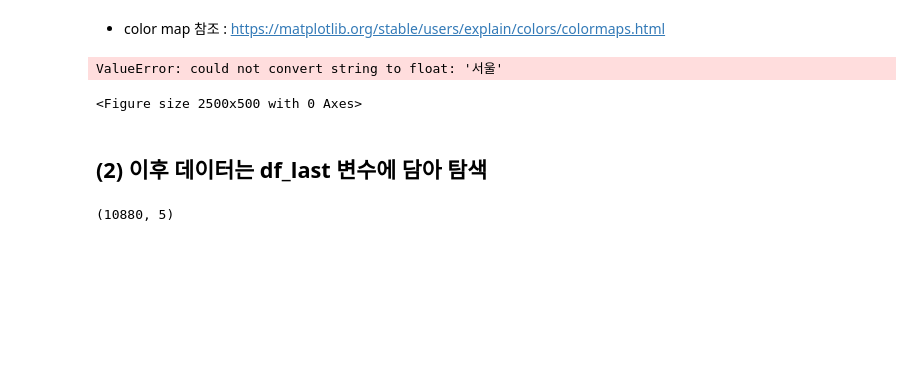
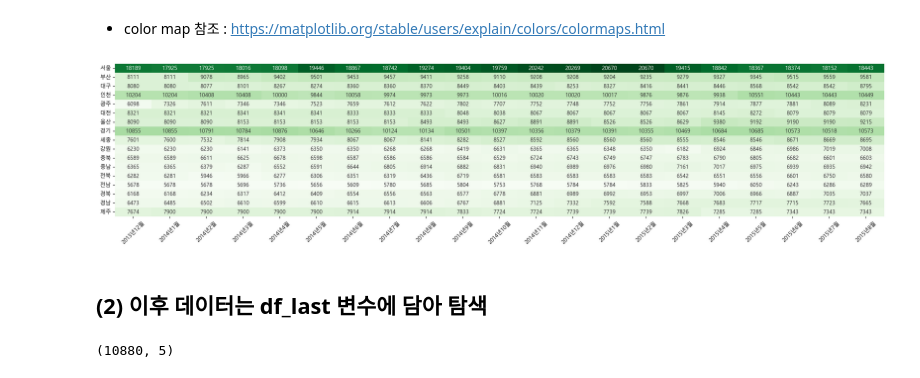
Before and after one commit to zardness/Sang, a Jupyter notebook: source/01_python/ch13_예1_포트폴리오_아파트분양가분석_0722.ipynb, the cells around one changed output. Drawn from its saved outputs; the diff is of its cells as text; code cells hidden in the pictures; blank space fills up the shorter version.

```diff
--- a/source/01_python/ch13_예1_포트폴리오_아파트분양가분석_0722.ipynb
+++ b/source/01_python/ch13_예1_포트폴리오_아파트분양가분석_0722.ipynb
@@ -31,15 +31,19 @@ import numpy as np
 # 시각화의 선명도를 높임
 %config InlineBackend.figure_format = "retina"
 
+# 다른 폰트를 기본으로 하려면
+from matplotlib.font_manager import FontProperties,fontManager
+font_path = r'C:\Windows\Fonts\MalangmalangR.ttf'
+fontManager.addfont(font_path)
+
+#폰트 다운로드 : 네이버,구글,눈누,산들 등에서  *.TTF파일 다운
+font_prop = FontProperties(fname=font_path, size=20)
+font_name = font_prop.get_name()
+
 # 한글설정
-plt.rc('font', family='Malgun Gothic') # 윈도우즈
+# plt.rc('font', family='Malgun Gothic') # 윈도우즈
 plt.rc('axes', unicode_minus=False) # 축의 - 깨짐 방지
 
-# 다른 폰트를 기본으로 하려면
-from matplotlib.font_manager import FontProperties,fontManager
-font_path = r'C:\Windows\Fonts\BMJUA.ttf'
-fontManager.addfont(font_path)
-#폰트 다운로드 : 네이버,구글,눈누,산들 등에서  *.TTF파일 다운
-font_prop = FontProperties(fname=font_path, size=10)
-font_name = font_prop.get_name()
+
+
 # warning(경고) 안보이게
@@ -67,5 +91,6 @@ df_first.sample()
 # %%
-df_first.set_index('지역')
+df_first.set_index('지역',inplace=True)
+df_first
 # %% [output]
 |  | 2013년12월 | 2014년1월 | 2014년2월 | 2014년3월 | 2014년4월 | 2014년5월 | 2014년6월 | 2014년7월 | 2014년8월 | 2014년9월 | 2014년10월 | ... |
 | 지역 |  |  |  |  |  |  |  |  |  |  |  | ... |
@@ -90,10 +115,12 @@ df_first.set_index('지역')
 - color map 참조 : https://matplotlib.org/stable/users/explain/colors/colormaps.html
 # %%
 plt.figure(figsize=(25,5))
-sns.heatmap(df_first,annot=True, fmt='g',cmap='Greens')
+sns.heatmap(df_first, annot=True, fmt='d',cmap='Greens', cbar=False)
+plt.xticks(rotation=45)
+plt.ylabel(None)
+plt.show()
 # %% [output]
-ValueError: could not convert string to float: '서울'
-<Figure size 2500x500 with 0 Axes>
+[figure, added]
 # %% [markdown]
 ## (2) 이후 데이터는 df_last 변수에 담아 탐색
 # %%
```
Also changed, not shown: parts of 6 cells of this notebook, 2 other files.
